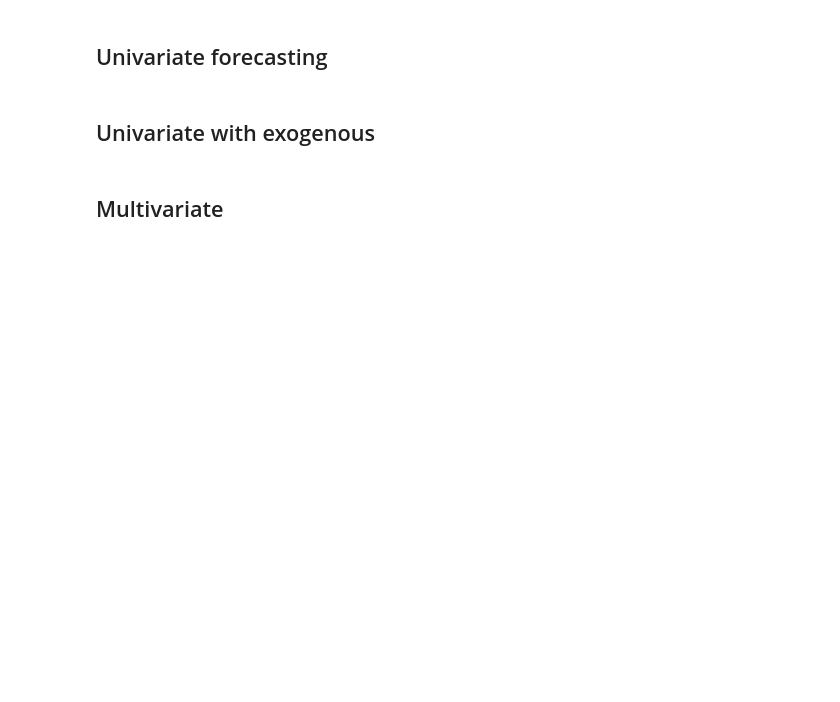
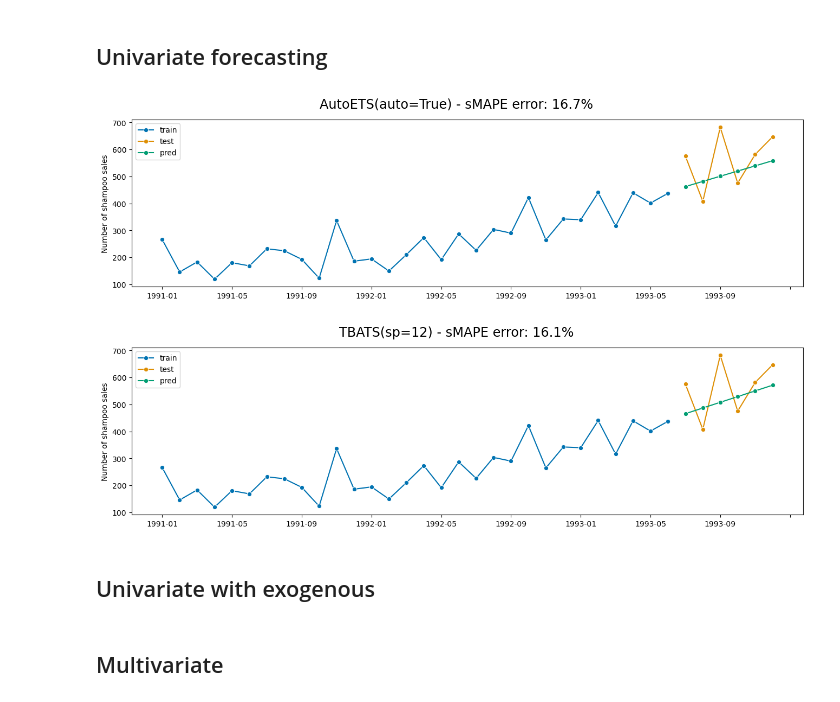
Before and after one commit to sktime/sktime-tutorial-ODSC-Europe-2023, a Jupyter notebook: notebooks/02_forecasting.ipynb, the cells around one changed output. Saved outputs shown, nothing was run; the diff lists cells and outputs as text; code cells hidden in the pictures; blank space fills up the shorter version.

```diff
--- a/notebooks/02_forecasting.ipynb
+++ b/notebooks/02_forecasting.ipynb
@@ -59,5 +69,18 @@ plot_series(y_train, y_test, y_pred, labels=["train", "test", "pred"])
 # %% [markdown]
 ## Univariate forecasting
+# %%
+from sktime.forecasting.tbats import TBATS
+from sktime.forecasting.ets import AutoETS
+
+forecasters = [AutoETS(auto=True), TBATS(sp=12)]
+
+for forecaster in forecasters:
+    y_pred = forecaster.fit_predict(y=y_train, fh=fh)
+    title = f"{str(forecaster)} - sMAPE error: {smape(y_test, y_pred):.1%}"
+    plot_series(y_train, y_test, y_pred, labels=["train", "test", "pred"], title=title)
+# %% [output]
+[figure, added]
+[figure, added]
 # %% [markdown]
 ## Univariate with exogenous
 # %% [markdown]
```
Also changed, not shown: parts of 2 cells of this notebook.
